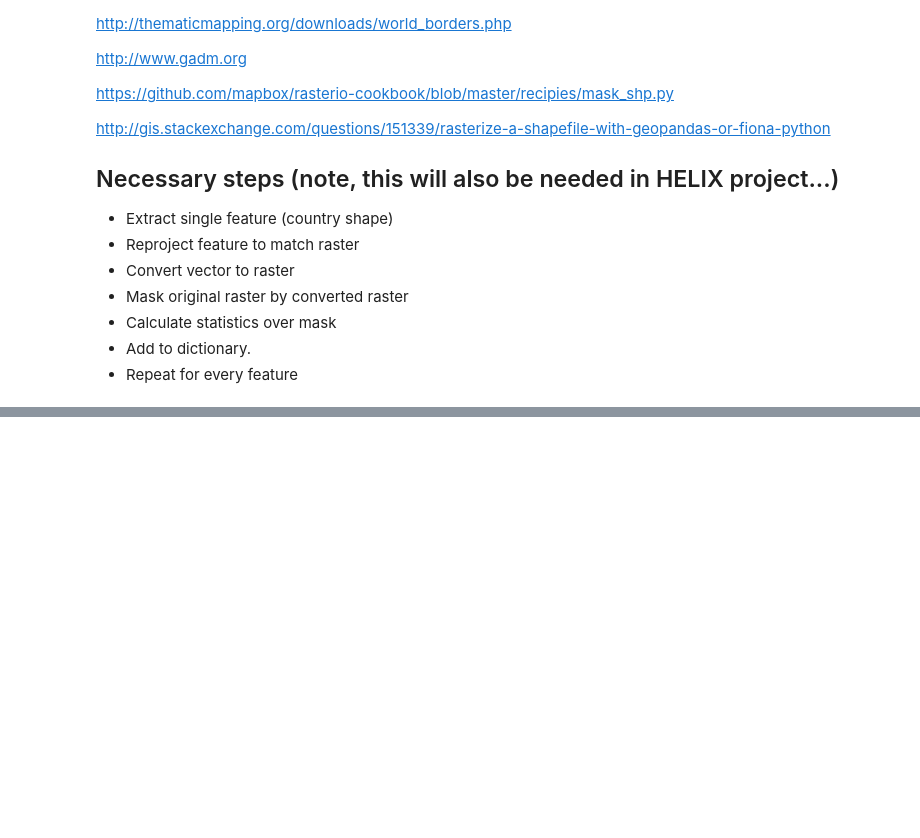
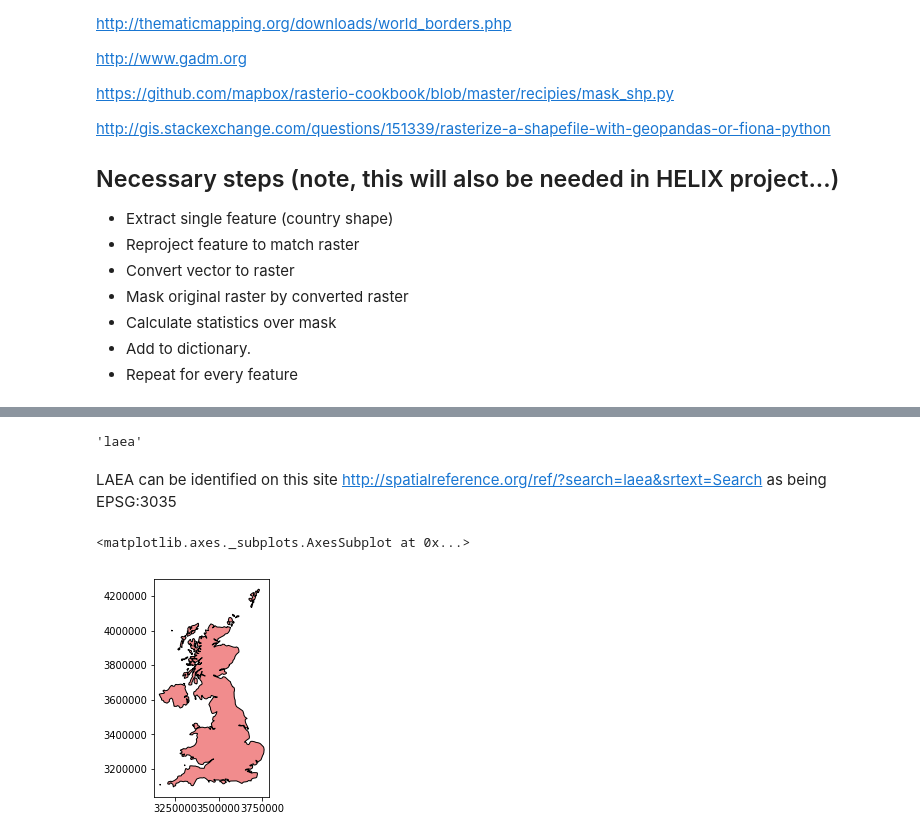
Before and after one commit to Vizzuality/eubon_butterflies, a Jupyter notebook: dev_notebooks/national_table.ipynb, the cells around one changed output, grey strips where cells are left out. Cells and saved outputs as stored; diff of their text form; code cells hidden in the pictures; blank space fills up the shorter version.

```diff
--- a/dev_notebooks/national_table.ipynb
+++ b/dev_notebooks/national_table.ipynb
@@ -98,0 +74,11 @@ with fiona.open('/Users/Ben/Downloads/TM_WORLD_BORDERS-0/TM_WORLD_BORDERS-0.3.db
+# %%
+profile['crs']['proj']
+# %% [output]
+'laea'
+# %% [markdown]
+LAEA can be identified on this site http://spatialreference.org/ref/?search=laea&srtext=Search as being EPSG:3035
+# %%
+uk.to_crs(epsg="3035").plot()  # reprojection of vector looks good
+# %% [output]
+<matplotlib.axes._subplots.AxesSubplot at 0x...>
+[figure, added]
```
Also changed, not shown: parts of 31 cells of this notebook, 1 other file.
